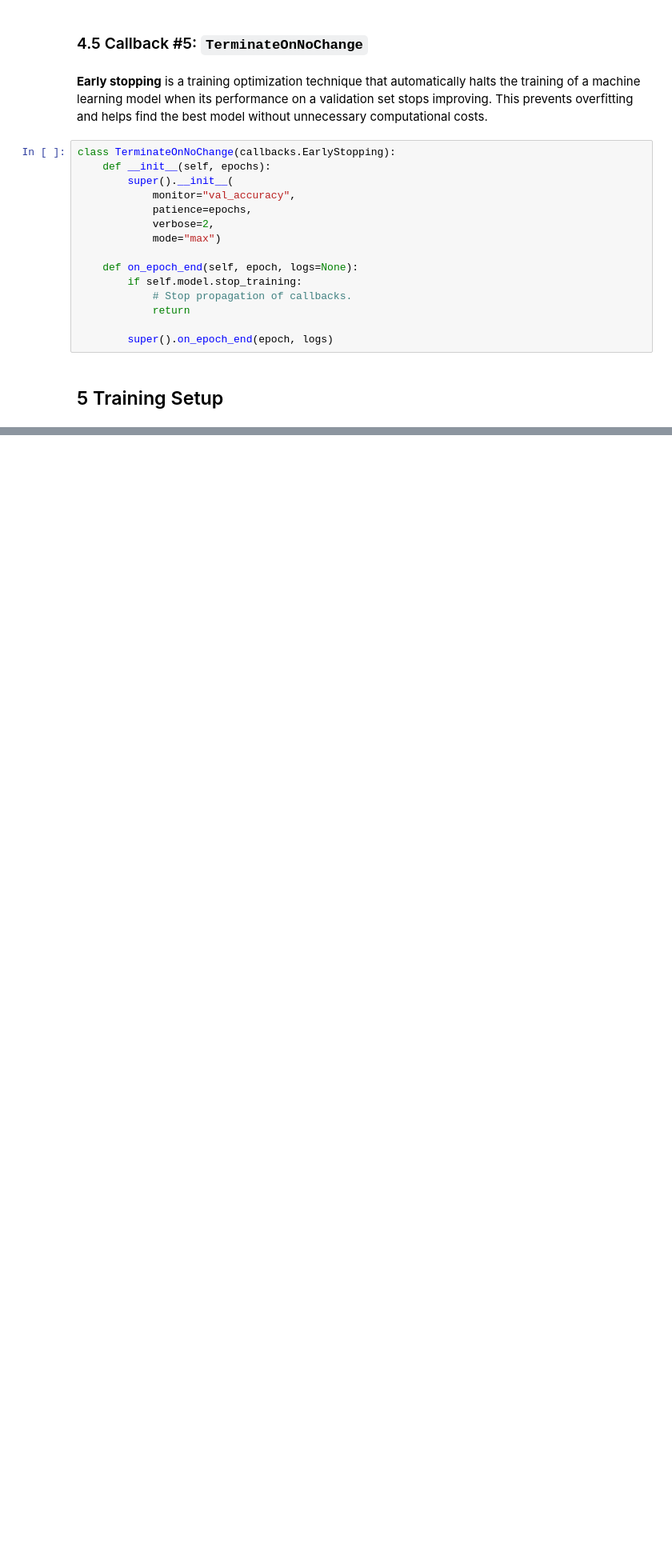
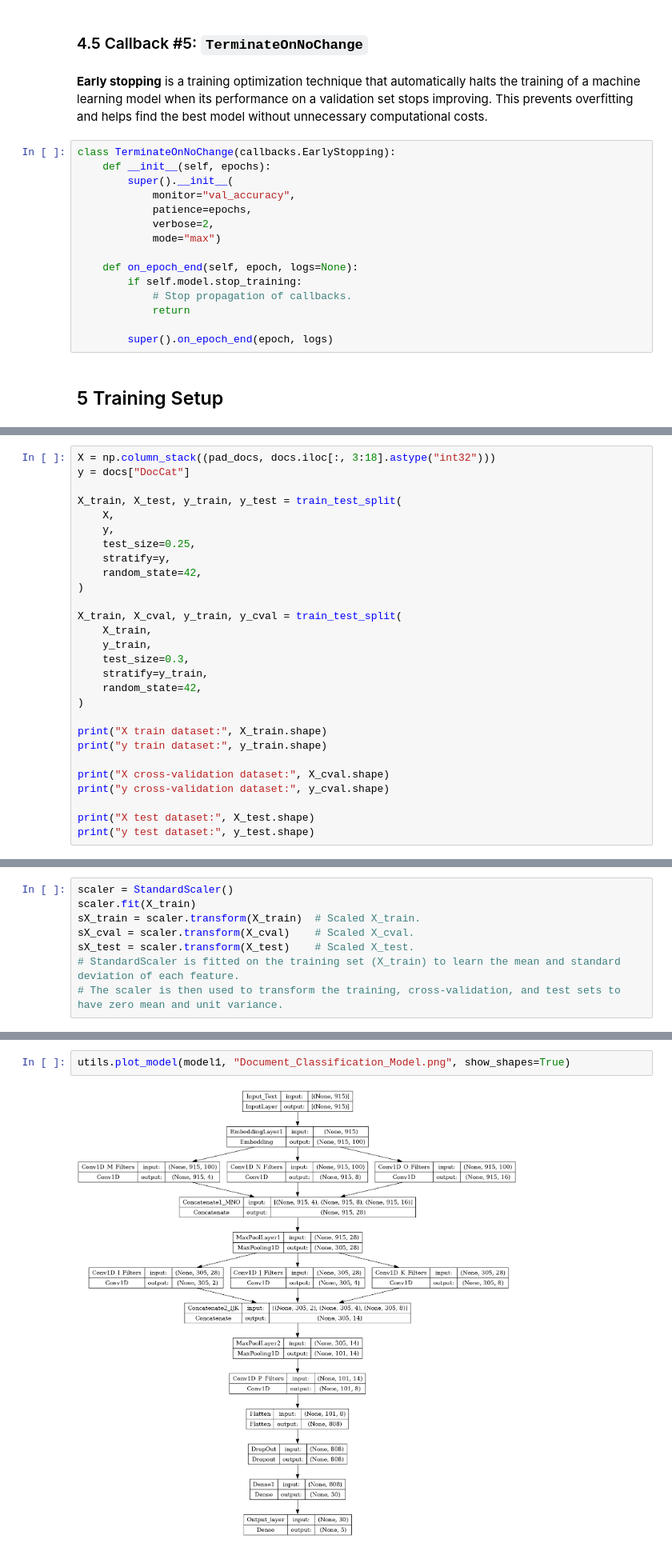
Before and after one commit to diaconumadalina/BBC-Text-classification, a Jupyter notebook: bbc-text-classification-2-modeling.ipynb, the cells around one changed output, grey strips where cells are left out. Shown at 80% size. Drawn from its saved outputs; the diff is of its cells as text; blank space fills up the shorter version.

Commit message:
Kaggle Notebook | BBC Text classification - 2. Modeling | Version 5

```diff
--- a/bbc-text-classification-2-modeling.ipynb
+++ b/bbc-text-classification-2-modeling.ipynb
@@ -596,0 +656,28 @@ class TerminateOnNoChange(callbacks.EarlyStopping):
+# %%
+X = np.column_stack((pad_docs, docs.iloc[:, 3:18].astype("int32")))
+y = docs["DocCat"]
+
+X_train, X_test, y_train, y_test = train_test_split(
+    X,
+    y,
+    test_size=0.25,
+    stratify=y,
+    random_state=42,
+)
+
+X_train, X_cval, y_train, y_cval = train_test_split(
+    X_train,
+    y_train,
+    test_size=0.3,
+    stratify=y_train,
+    random_state=42,
+)
+
+print("X train dataset:", X_train.shape)
+print("y train dataset:", y_train.shape)
+
+print("X cross-validation dataset:", X_cval.shape)
+print("y cross-validation dataset:", y_cval.shape)
+
+print("X test dataset:", X_test.shape)
+print("y test dataset:", y_test.shape)
@@ -596,0 +693,8 @@ class TerminateOnNoChange(callbacks.EarlyStopping):
+# %%
+scaler = StandardScaler()
+scaler.fit(X_train)
+sX_train = scaler.transform(X_train)  # Scaled X_train.
+sX_cval = scaler.transform(X_cval)    # Scaled X_cval.
+sX_test = scaler.transform(X_test)    # Scaled X_test.
+# StandardScaler is fitted on the training set (X_train) to learn the mean and standard deviation of each feature.
+# The scaler is then used to transform the training, cross-validation, and test sets to have zero mean and unit variance.
@@ -596,0 +839,4 @@ class TerminateOnNoChange(callbacks.EarlyStopping):
+# %%
+utils.plot_model(model1, "Document_Classification_Model.png", show_shapes=True)
+# %% [output]
+[figure, added]
```
Also changed, not shown: parts of 53 cells of this notebook.
